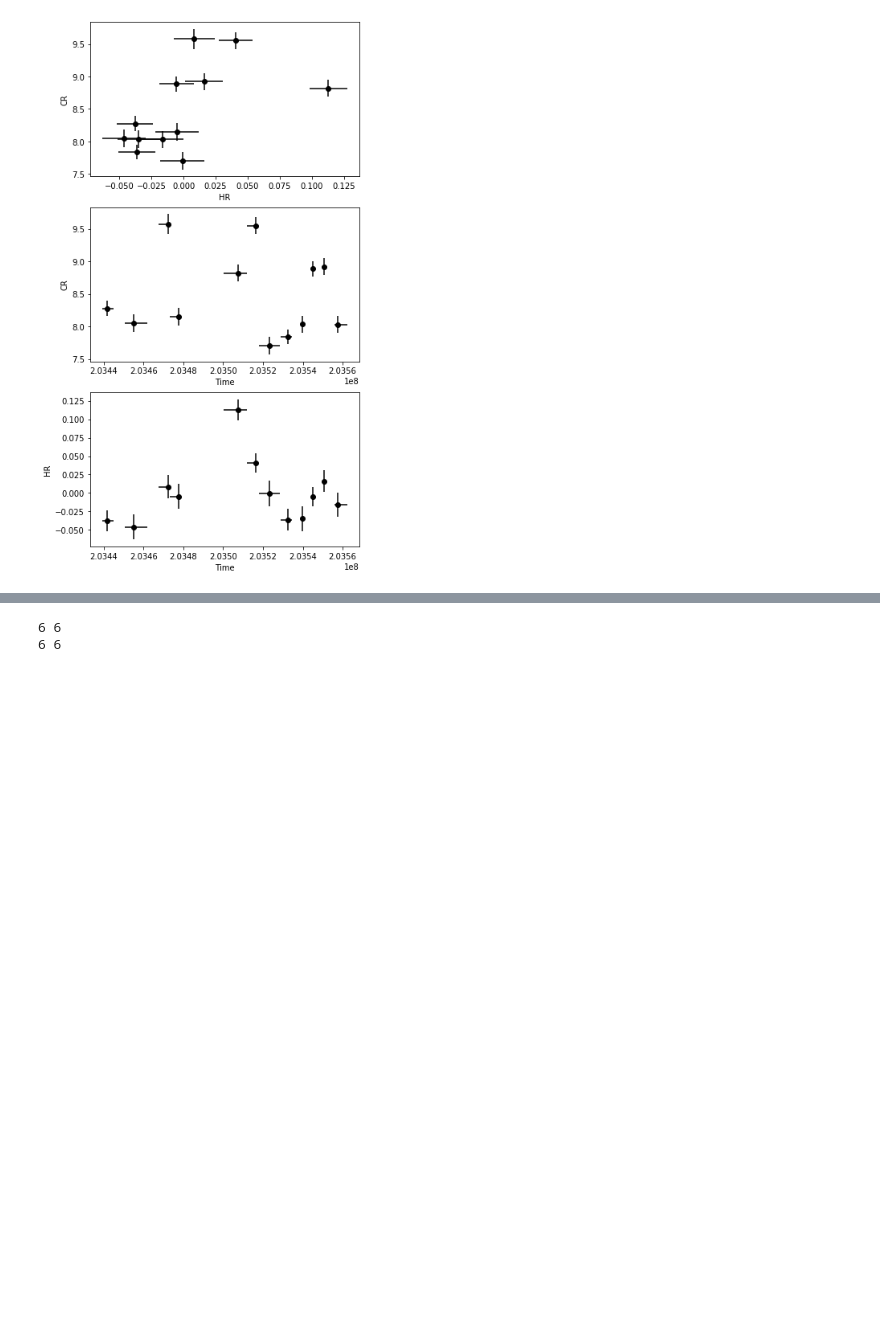
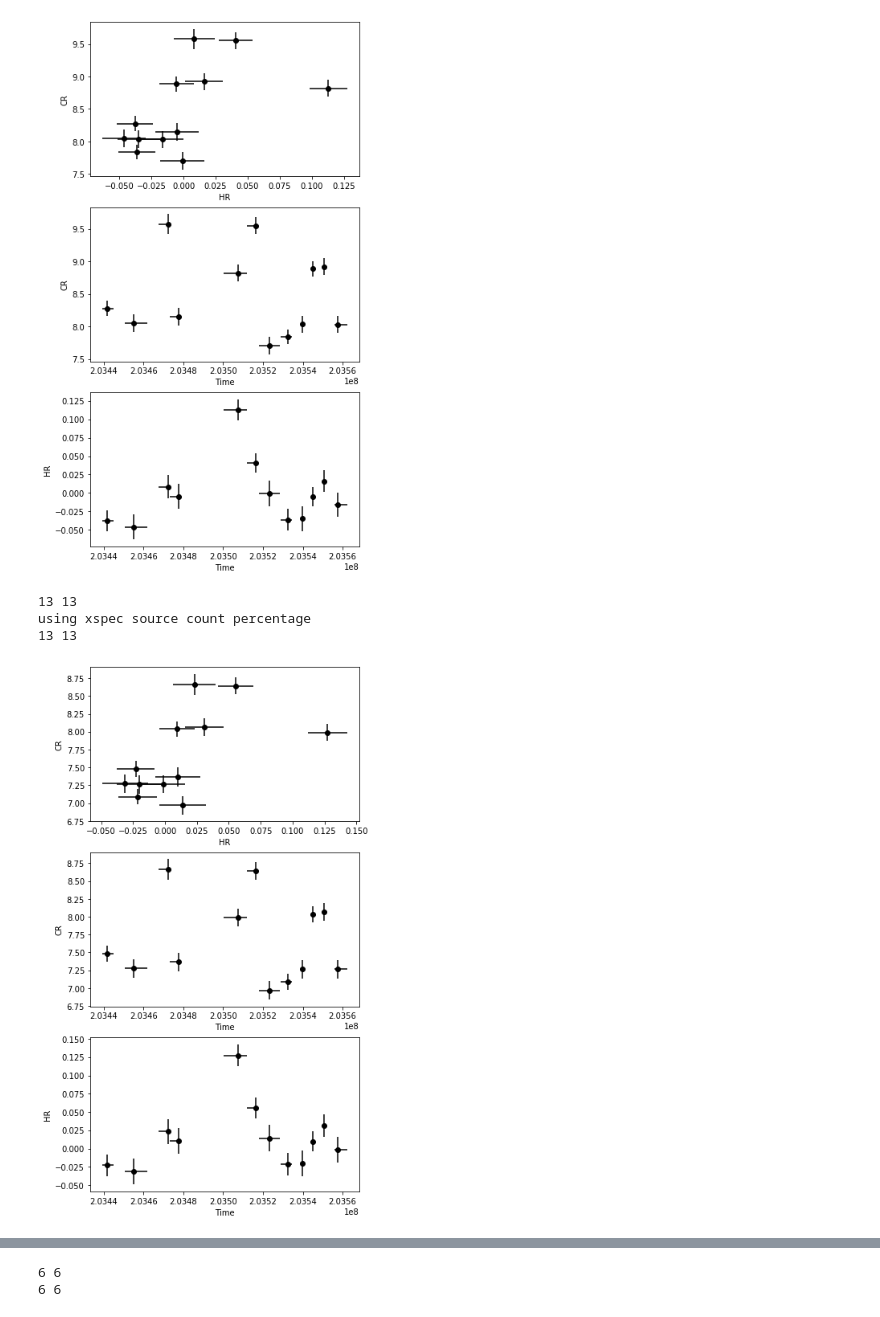
Before and after one commit to lenatreiber/LXP69.5, a Jupyter notebook: NICER_HR.ipynb, the cells around one changed output, grey strips where cells are left out. Drawn from its saved outputs; the diff is of its cells as text; code cells hidden in the pictures; blank space fills up the shorter version.

```diff
--- a/NICER_HR.ipynb
+++ b/NICER_HR.ipynb
@@ -250,7 +296,7 @@ minimum bin exposure time:  21.99987557530403
 # %% [markdown]
 ## second method: stop creating bin once minimum exposure time reached
 # %%
-def adaptbin(soft,hard,tep,n=2,cut=300,plot3=False):
+def adaptbin(soft,hard,tep,n=2,cut=300,plot3=False,sbg=0,hbg=0,bg=False):
     '''Less efficient, but get minimum of 300 second exposure time in each bin
     To do: add mean times and use for plotting'''
     shi, hhi = expbin(soft,hard,tep)
@@ -307,7 +353,11 @@ def adaptbin(soft,hard,tep,n=2,cut=300,plot3=False):
         tbin[s]=np.mean(tsubs[s]) #take average time within interval
         tlow[s]=np.min(tsubs[s])
         thi[s]=np.max(tsubs[s])
-
+    if bg:
+        #only keep source counts
+        print('using xspec source count percentage')
+        sbin = (1-sbg)*sbin
+        hbin = (1-hbg)*hbin
     print(len(sbin),len(tbin))
     #version with error bars
     serr=unumpy.uarray(sbin[:-1],np.sqrt(sbin[:-1])) #error is square root of counts
@@ -352,3 +402,13 @@ ghr1,gtot1,gcr1,tbin1 = adaptbin(e1s,e1h,tep1,cut=cut,plot3=True)
 13 13
 13 13
 [figure]
+# %%
+#repeating with bg-subtraction
+#cut is minimum exposure time
+cut = 400
+ghr1_bg,gtot1_bg,gcr1_bg,tbin1_bg = adaptbin(e1s,e1h,tep1,cut=cut,plot3=True,bg=True,sbg=sbg1,hbg=hbg1)
+# %% [output]
+13 13
+using xspec source count percentage
+13 13
+[figure, added]
```
Also changed, not shown: parts of 11 cells of this notebook.
